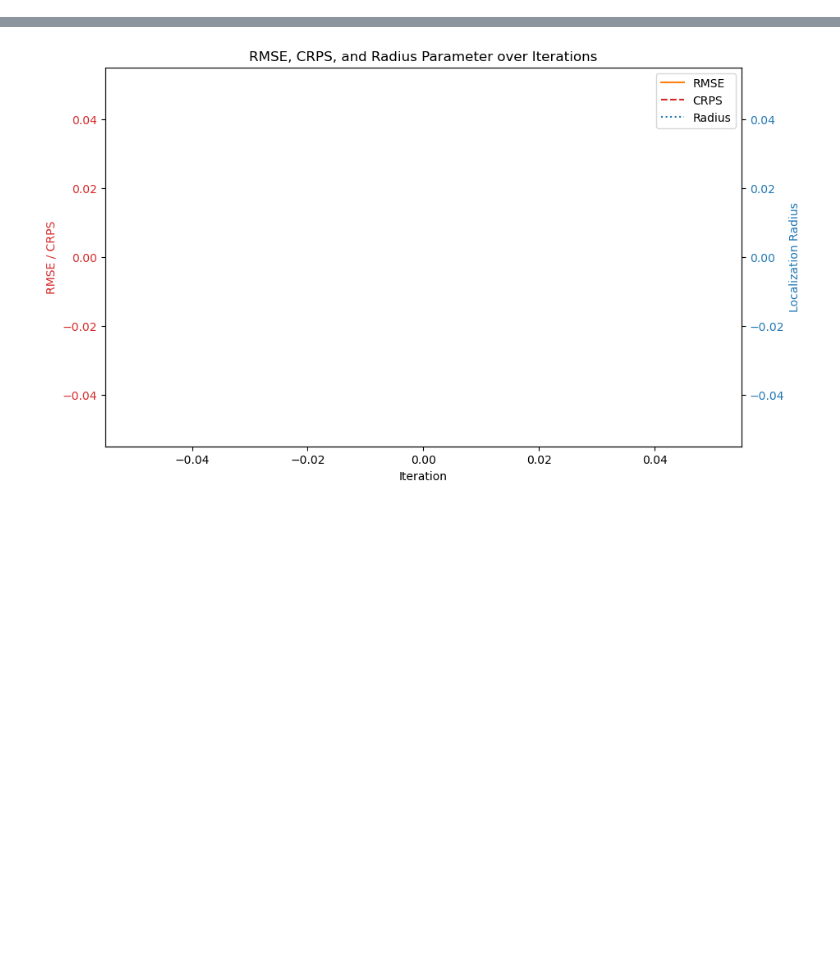
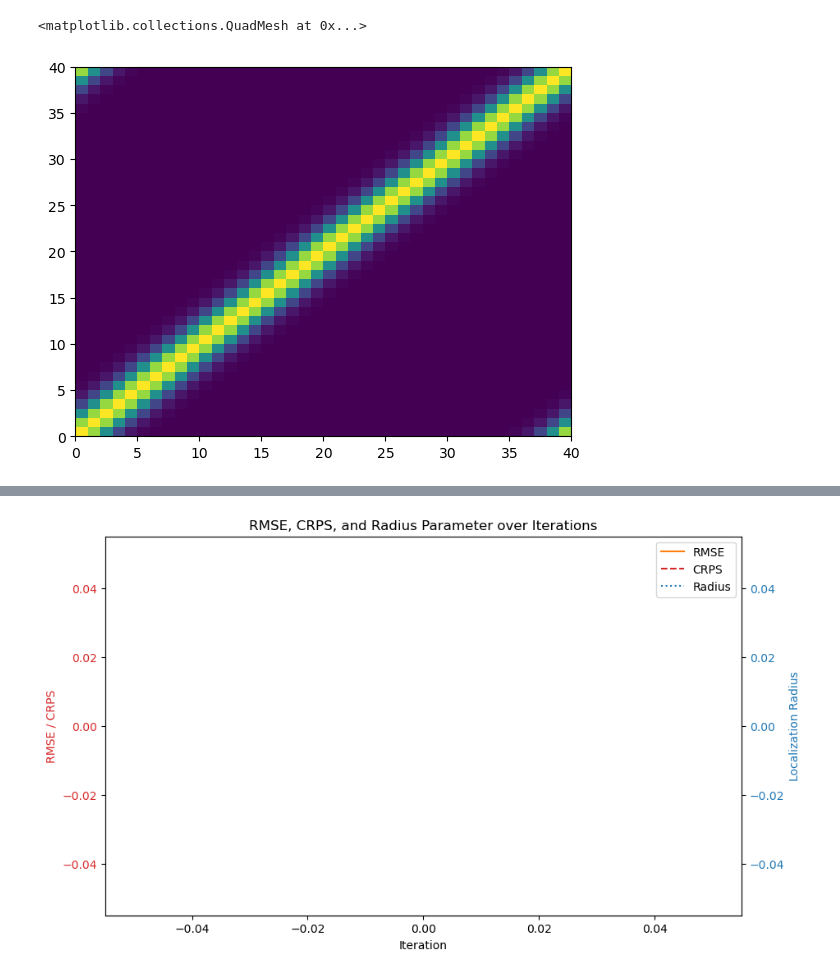
Before and after one commit to enochcluk/variational_filtering, a Jupyter notebook: learn_radius.ipynb, the cells around one changed output, grey strips where cells are left out. Saved outputs shown, nothing was run; the diff lists cells and outputs as text; code cells hidden in the pictures; blank space fills up the shorter version.

Commit message:
Fixing localization

```diff
--- a/learn_radius.ipynb
+++ b/learn_radius.ipynb
@@ -46,6 +48,11 @@ jacobian_function = jacrev(l96_step, argnums=0)
 jac_func = Partial(jacobian_function)
 
 observations, true_states = generate_true_states(key, num_steps, n, initial_state, H, Q, R, l96_step, observation_interval)
+# %%
+plt.pcolormesh(generate_gc_localization_matrix(40, 2.4))
+# %% [output]
+<matplotlib.collections.QuadMesh at 0x...>
+[figure, added]
 # %%
 # plt.pcolormesh(c[-1])
 # plt.colorbar()
```
Also changed, not shown: parts of 13 cells of this notebook, 2 other files.
